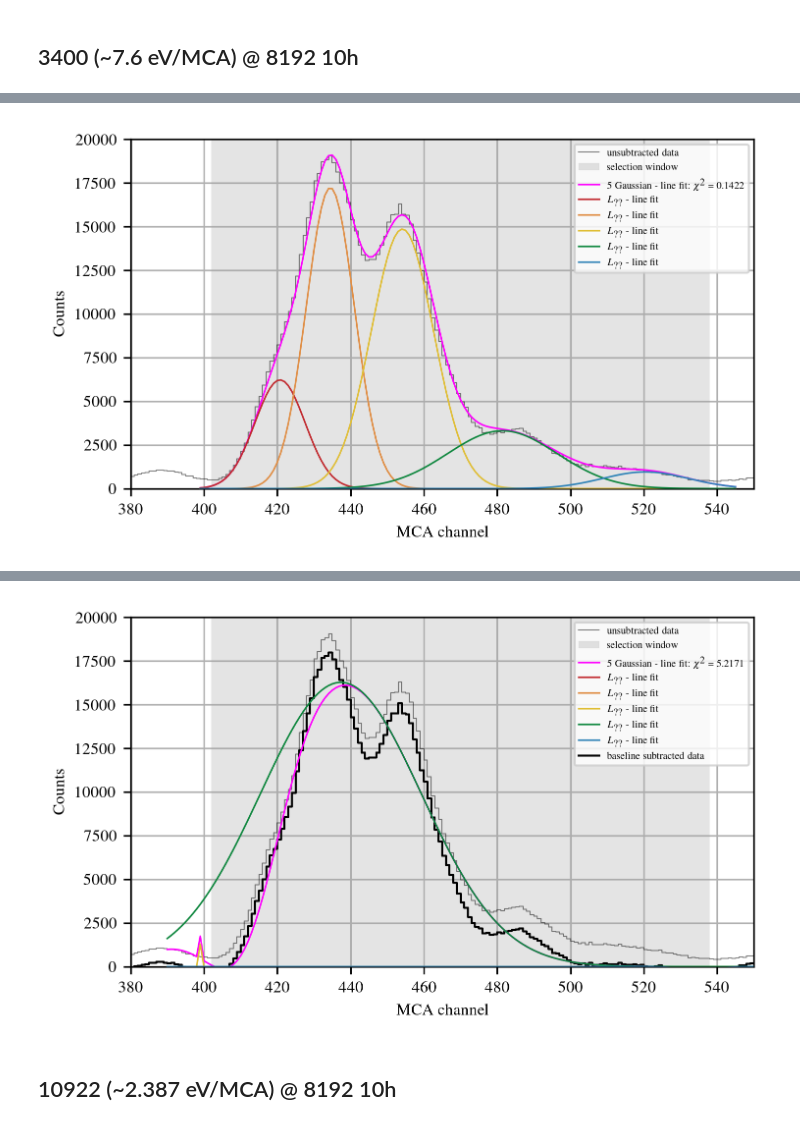
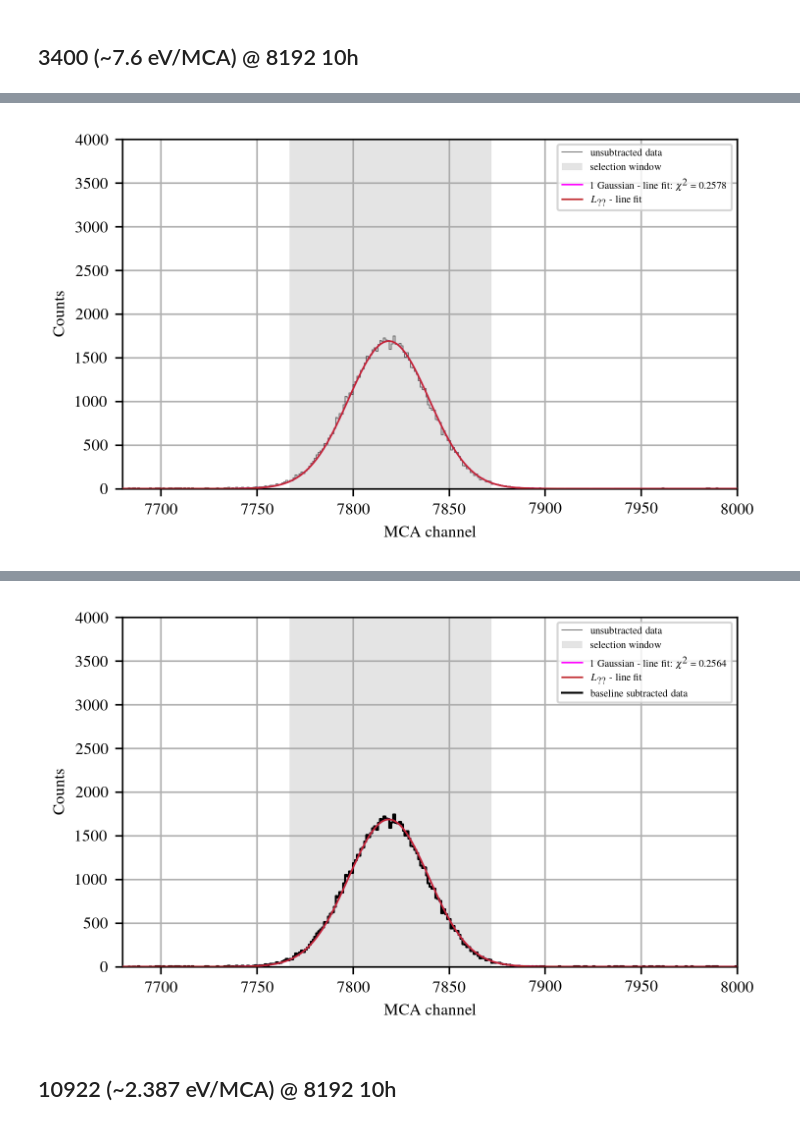
Before and after one commit to SirPhoenix007/IBA-Bonn, a Jupyter notebook: Study_2602_PIXEDetector/PIXE_results_HarwellSource.ipynb, the cells around one changed output, grey strips where cells are left out. Saved outputs shown, nothing was run; the diff lists cells and outputs as text; code cells hidden in the pictures.

Commit message:
Ecal 08.06.26

```diff
--- a/Study_2602_PIXEDetector/PIXE_results_HarwellSource.ipynb
+++ b/Study_2602_PIXEDetector/PIXE_results_HarwellSource.ipynb
@@ -592,8 +592,8 @@ def fit_param_to_energy(param:list,ecal:list):
 
     return energy
 
-# ecalHWs = [239,7.471,1.467e-5,56.68,0.061,0.795e-5] # EG 3400
-ecalHWs = [-56.862,2.3866,-6.032e-7,72.989,0.0294,2.762e-6] # EG 10922
+ecalHWs = [-16.924,7.626,-1.148e-6,14.878,0.0123,1.47e-6] # EG 3400
+# ecalHWs = [-56.862,2.3866,-6.032e-7,72.989,0.0294,2.762e-6] # EG 10922
 
 def energy_printer(energy:list):
     for i in range(0,len(energy),7):
@@ -890,62 +890,62 @@ ylim3 = [0,20000]
 info3 = ['Harwell Source', r'$L_{??}$', r'$L_{??}$', r'$L_{??}$', r'$L_{??}$', r'$L_{??}$', r'$L_{??}$']
 gauss3 = ['multi']
 
-selection_fitter_plotter(file = file_to_analyze, peaks = init_val3, xlim=xlim3, ylim=ylim3, info=info3, col_flag=False, identifier='03s', gauss_ident=gauss3, s_flag=False, r_flag='roi_x')
-selection_fitter_plotter(file = file_to_analyze, peaks = init_val3, xlim=xlim3, ylim=ylim3, info=info3, col_flag=False, identifier='03s_arPLS', gauss_ident=gauss3, s_flag=True, r_flag='roi_x', chi_flag=False, lam=1e5)
+# selection_fitter_plotter(file = file_to_analyze, peaks = init_val3, xlim=xlim3, ylim=ylim3, info=info3, col_flag=False, identifier='03s', gauss_ident=gauss3, s_flag=False, r_flag='roi_x')
+# selection_fitter_plotter(file = file_to_analyze, peaks = init_val3, xlim=xlim3, ylim=ylim3, info=info3, col_flag=False, identifier='03s_arPLS', gauss_ident=gauss3, s_flag=True, r_flag='roi_x', chi_flag=False, lam=1e5)
 
-# init_val4 = [[1000,2975,20,1000,3150,20]]
-# xlim4 = [2850,3280]
-# ylim4 = [0,2000]
-# info4 = ['Harwell Source', r'$L_{??}$', r'$L_{??}$', r'$L_{??}$', r'$L_{??}$']
-# gauss4 = ['multi']
+init_val4 = [[7000,710,10,1700,775,10,22000,840,10,3200,930,10,3500,980,10,5000,1060,10,600,1090,10,4000,1130,10,1000,1180,10]]
+xlim4 = [650,1220]
+ylim4 = [0,25000]
+info4 = ['Harwell Source', r'$L_{??}$', r'$L_{??}$', r'$L_{??}$', r'$L_{??}$', r'$L_{??}$', r'$L_{??}$', r'$L_{??}$', r'$L_{??}$', r'$L_{??}$', r'$L_{??}$', r'$L_{??}$', r'$L_{??}$', r'$L_{??}$', r'$L_{??}$']
+gauss4 = ['multi']
 
 # selection_fitter_plotter(file = file_to_analyze, peaks = init_val4, xlim=xlim4, ylim=ylim4, info=info4, col_flag=False, identifier='04s', gauss_ident=gauss4, s_flag=False, r_flag='roi_x')
 # selection_fitter_plotter(file = file_to_analyze, peaks = init_val4, xlim=xlim4, ylim=ylim4, info=info4, col_flag=False, identifier='04s_arPLS', gauss_ident=gauss4, s_flag=True, r_flag='roi_x', chi_flag=False, lam=1e5)
 
-# init_val5 = [[1100,2280,15,500,2500,15,5000,2700,15]]
-# xlim5 = [2150,2850]
-# ylim5 = [0,10000]
-# info5 = ['Harwell Source', r'$L_{??}$', r'$L_{??}$', r'$L_{??}$', r'$L_{??}$']
-# gauss5 = ['multi']
+init_val5 = [[12000,1795,10,35000,1840,10,3000,1885,10]]
+xlim5 = [1720,1960]
+ylim5 = [0,57000]
+info5 = ['Harwell Source', r'$L_{??}$', r'$L_{??}$', r'$L_{??}$', r'$L_{??}$']
+gauss5 = ['multi']
 
 # selection_fitter_plotter(file = file_to_analyze, peaks = init_val5, xlim=xlim5, ylim=ylim5, info=info5, col_flag=False, identifier='05s', gauss_ident=gauss5, s_flag=False, r_flag='roi_x')
 # selection_fitter_plotter(file = file_to_analyze, peaks = init_val5, xlim=xlim5, ylim=ylim5, info=info5, col_flag=False, identifier='05s_arPLS', gauss_ident=gauss5, s_flag=True, r_flag='roi_x', chi_flag=False, lam=1e5)
 
-# init_val6 = [[200,1780,20,400,1850,20,400,1920,20,600,2050,20]]
-# xlim6 = [1730,2110]
-# ylim6 = [0,1000]
-# info6 = ['Harwell Source', r'$L_{??}$', r'$L_{??}$', r'$L_{??}$', r'$L_{??}$', r'$L_{??}$']
-# gauss6 = ['multi']
+init_val6 = [[30000,2340,20,3000,2370,10]]
+xlim6 = [2280,2400]
+ylim6 = [0,30000]
+info6 = ['Harwell Source', r'$L_{??}$', r'$L_{??}$', r'$L_{??}$', r'$L_{??}$', r'$L_{??}$']
+gauss6 = ['multi']
 
 # selection_fitter_plotter(file = file_to_analyze, peaks = init_val6, xlim=xlim6, ylim=ylim6, info=info6, col_flag=False, identifier='06s', gauss_ident=gauss6, s_flag=False, r_flag='roi_x')
 # selection_fitter_plotter(file = file_to_analyze, peaks = init_val6, xlim=xlim6, ylim=ylim6, info=info6, col_flag=False, identifier='06s_arPLS', gauss_ident=gauss6, s_flag=True, r_flag='roi_x', chi_flag=False, lam=1e5)
 
-# init_val7 = [[150,640,20,150,750,15],[150,960,15,300,1095,15]]
-# xlim7 = [570,1160]
-# ylim7 = [0,400]
-# info7 = ['Harwell Source', r'$L_{??}$', r'$L_{??}$', r'$L_{??}$', r'$L_{??}$', r'$L_{??}$']
-# gauss7 = ['double','double']
+init_val7 = [[2000,3456,10]]
+xlim7 = [3200,4450]
+ylim7 = [0,3000]
+info7 = ['Harwell Source', r'$L_{??}$', r'$L_{??}$', r'$L_{??}$', r'$L_{??}$', r'$L_{??}$']
+gauss7 = ['multi']
 
 # selection_fitter_plotter(file = file_to_analyze, peaks = init_val7, xlim=xlim7, ylim=ylim7, info=info7, col_flag=False, identifier='07s', gauss_ident=gauss7, s_flag=False, r_flag='roi_x')
 # selection_fitter_plotter(file = file_to_analyze, peaks = init_val7, xlim=xlim7, ylim=ylim7, info=info7, col_flag=False, identifier='07s_arPLS', gauss_ident=gauss7, s_flag=True, r_flag='roi_x', chi_flag=False, lam=1e5)
 
-# init_val8 = [[100,4035,15],[100,4465,15]]
-# xlim8 = [3900,4600]
-# ylim8 = [0,400]
-# info8 = ['Harwell Source', r'$L_{??}$', r'$L_{??}$', r'$L_{??}$', r'$L_{??}$', r'$L_{??}$']
-# gauss8 = ['single','single']
+init_val8 = [[500,4360,10]]
+xlim8 = [4250,4450]
+ylim8 = [0,400]
+info8 = ['Harwell Source', r'$L_{??}$', r'$L_{??}$', r'$L_{??}$', r'$L_{??}$', r'$L_{??}$']
+gauss8 = ['multi']
 
 # selection_fitter_plotter(file = file_to_analyze, peaks = init_val8, xlim=xlim8, ylim=ylim8, info=info8, col_flag=False, identifier='08s', gauss_ident=gauss8, s_flag=False, r_flag='roi_x')
 # selection_fitter_plotter(file = file_to_analyze, peaks = init_val8, xlim=xlim8, ylim=ylim8, info=info8, col_flag=False, identifier='08s_arPLS', gauss_ident=gauss8, s_flag=True, r_flag='roi_x', chi_flag=False, lam=1e5)
 
-# init_val9 = [[300,4890,20,1000,5010,20,100,5130,15]]
-# xlim9 = [4800,5200]
-# ylim9 = [0,1200]
-# info9 = ['Harwell Source', r'$L_{??}$', r'$L_{??}$', r'$L_{??}$', r'$L_{??}$', r'$L_{??}$']
-# gauss9 = ['multi']
+init_val9 = [[2000,7820,15]]
+xlim9 = [7680,8000]
+ylim9 = [0,4000]
+info9 = ['Harwell Source', r'$L_{??}$', r'$L_{??}$', r'$L_{??}$', r'$L_{??}$', r'$L_{??}$']
+gauss9 = ['multi']
 
-# selection_fitter_plotter(file = file_to_analyze, peaks = init_val9, xlim=xlim9, ylim=ylim9, info=info9, col_flag=False, identifier='09s', gauss_ident=gauss9, s_flag=False, r_flag='roi_x')
-# selection_fitter_plotter(file = file_to_analyze, peaks = init_val9, xlim=xlim9, ylim=ylim9, info=info9, col_flag=False, identifier='09s_arPLS', gauss_ident=gauss9, s_flag=True, r_flag='roi_x', chi_flag=False, lam=1e5)
+selection_fitter_plotter(file = file_to_analyze, peaks = init_val9, xlim=xlim9, ylim=ylim9, info=info9, col_flag=False, identifier='09s', gauss_ident=gauss9, s_flag=False, r_flag='roi_x')
+selection_fitter_plotter(file = file_to_analyze, peaks = init_val9, xlim=xlim9, ylim=ylim9, info=info9, col_flag=False, identifier='09s_arPLS', gauss_ident=gauss9, s_flag=True, r_flag='roi_x', chi_flag=False, lam=1e5)
 
 # init_val10 = [[100,5320,20,100,5480,20]]
 # xlim10 = [5200,5570]
@@ -993,2 +993,2 @@ FWHM: 66.078 ± 0.816
 |-_-_-_-_-_-_-_-_-_-_-_-_-_-_-_-_-_-_-_-_-_-_-_-_-_-_|
-[figure, old version]
+[figure, new version]
@@ -1011,5 +1011,5 @@ FWHM: 25.517 ± 0.315
 |-_-_-_-_-_-_-_-_-_-_-_-_-_-_-_-_-_-_-_-_-_-_-_-_-_-_|
-[figure, old version]
+[figure, new version]
 # %% [markdown]
 ## 10922 (~2.387 eV/MCA) @ 8192 10h
 # %%
```
Also changed, not shown: parts of 1 cell of this notebook, 32 other files.
